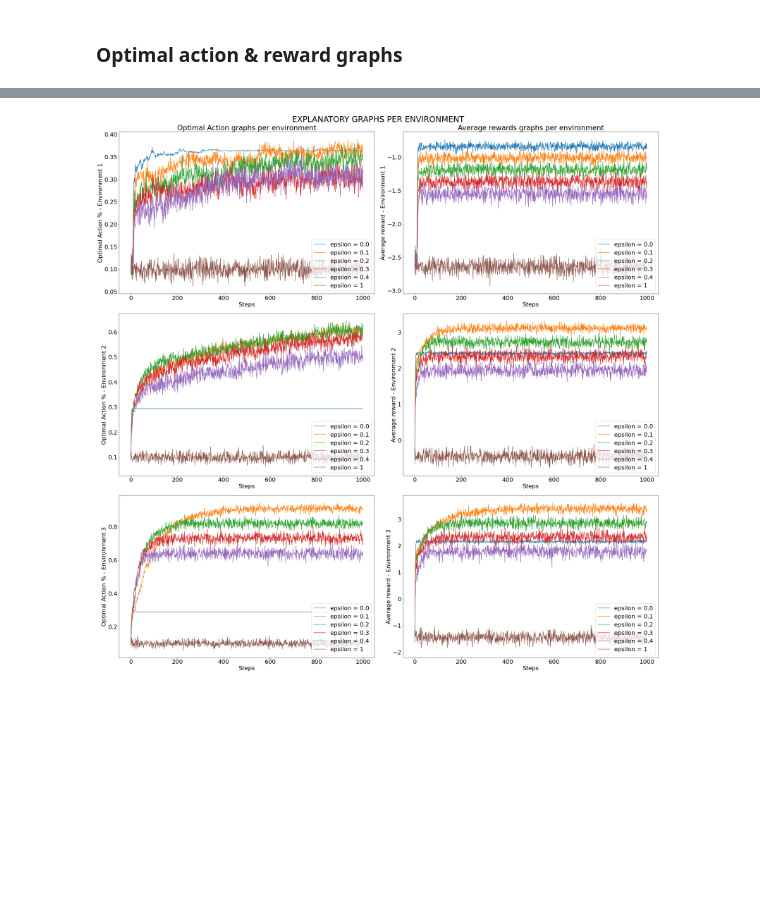
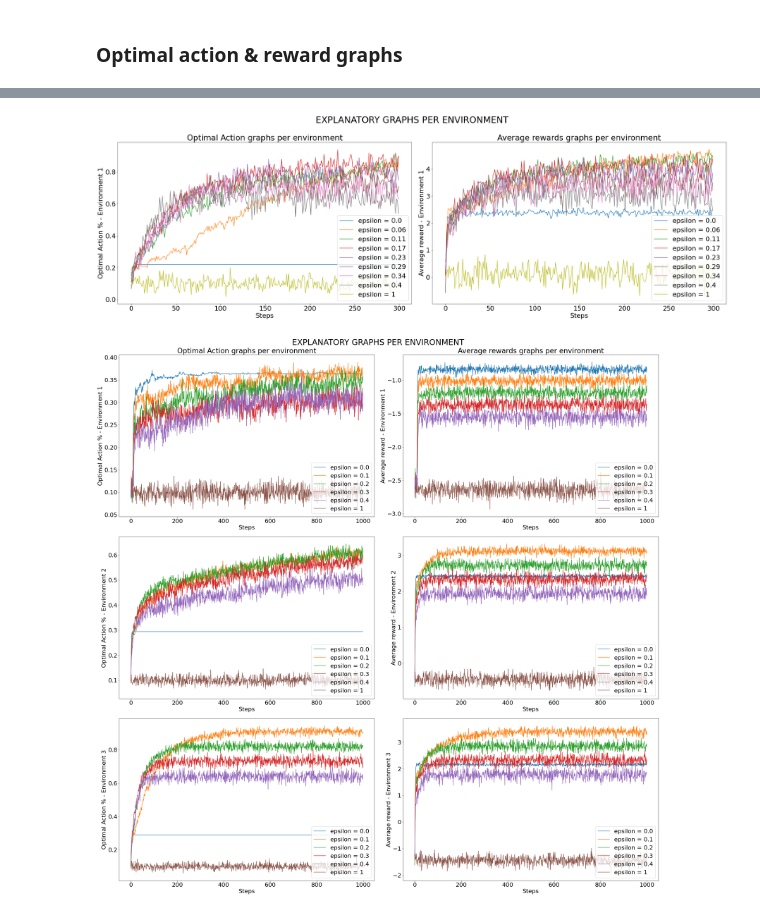
Before and after one commit to idangrady/INFOMAML, a Jupyter notebook: Programming_Assignments/Assignment_1/AML_ass.ipynb, the cells around one changed output, grey strips where cells are left out. Saved outputs shown, nothing was run; the diff lists cells and outputs as text; code cells hidden in the pictures; blank space fills up the shorter version.

```diff
--- a/Programming_Assignments/Assignment_1/AML_ass.ipynb
+++ b/Programming_Assignments/Assignment_1/AML_ass.ipynb
@@ -423,4 +604,31 @@ from matplotlib import rcParams
 rcParams.update({'font.size': 22})
+# %%
+#Idan Explarimentation
+fig, ax = plt.subplots(nrows=1, ncols=2, figsize=(30,10), squeeze=False)
+pp = PdfPages('Save multiple plots as PDF.pdf')
+
+for axis, environment, n_env in zip(ax, env_s_seed_3, range(1, len(env_s_seed_3)+1)):
+    # Average reward graph
+    for graph in environment:
+        axis[0].plot(graph[-1], label=f"epsilon = {round(graph[0], 2)}")
+    axis[0].set_ylabel(f"Optimal Action % - Environment {n_env}")
+    axis[0].set_xlabel("Steps")
+    axis[0].legend(loc="lower right")
+    # Optimal action graph
+    for graph in environment:
+        axis[1].plot(graph[1], label=f"epsilon = {round(graph[0], 2)}")
+    axis[1].set_ylabel(f"Average reward - Environment {n_env}")
+    axis[1].set_xlabel("Steps")
+    axis[1].legend(loc="lower right")
+
+ax[0,0].set_title("Optimal Action graphs per environment")
+ax[0,1].set_title("Average rewards graphs per environment")
+
+plt.suptitle("EXPLANATORY GRAPHS PER ENVIRONMENT", fontsize= 30)
+plt.tight_layout()
+plt.show()
+# %% [output]
+[figure, added]
 # %%
 env_info = [epsilons_list_env1, epsilons_list_env2, epsilons_list_env3]
 
```
Also changed, not shown: parts of 14 cells of this notebook, 5 other files.
